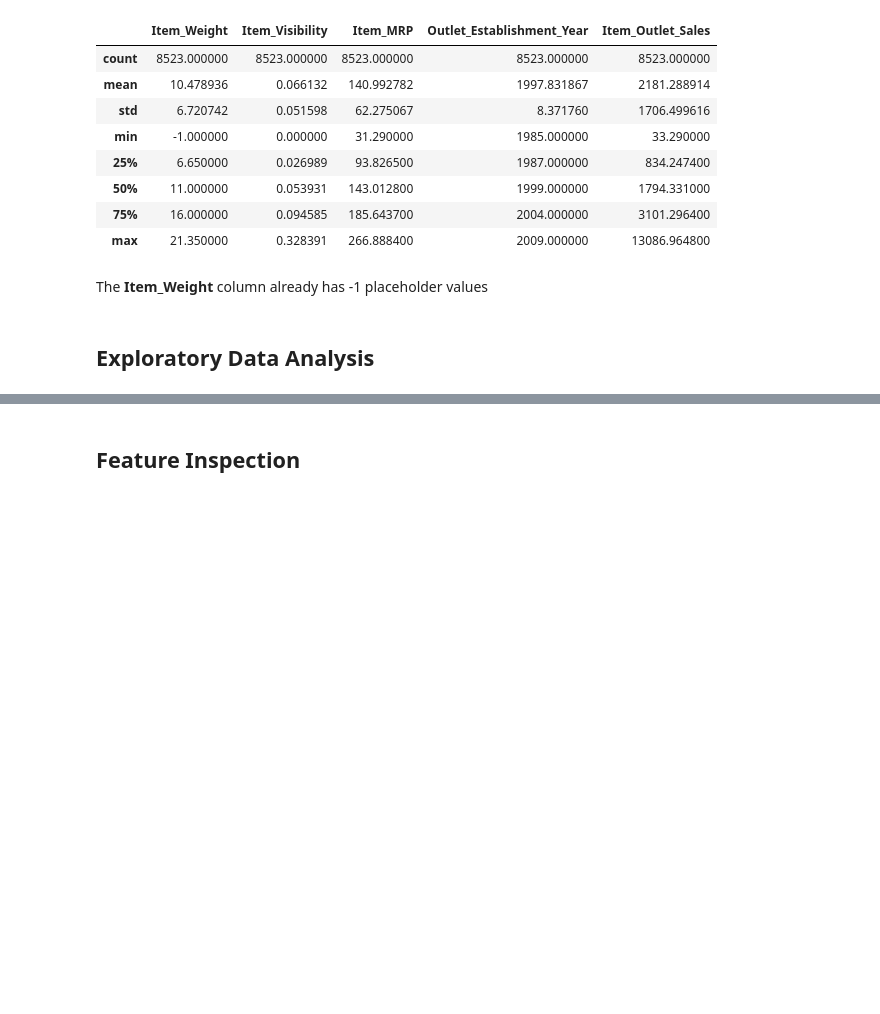
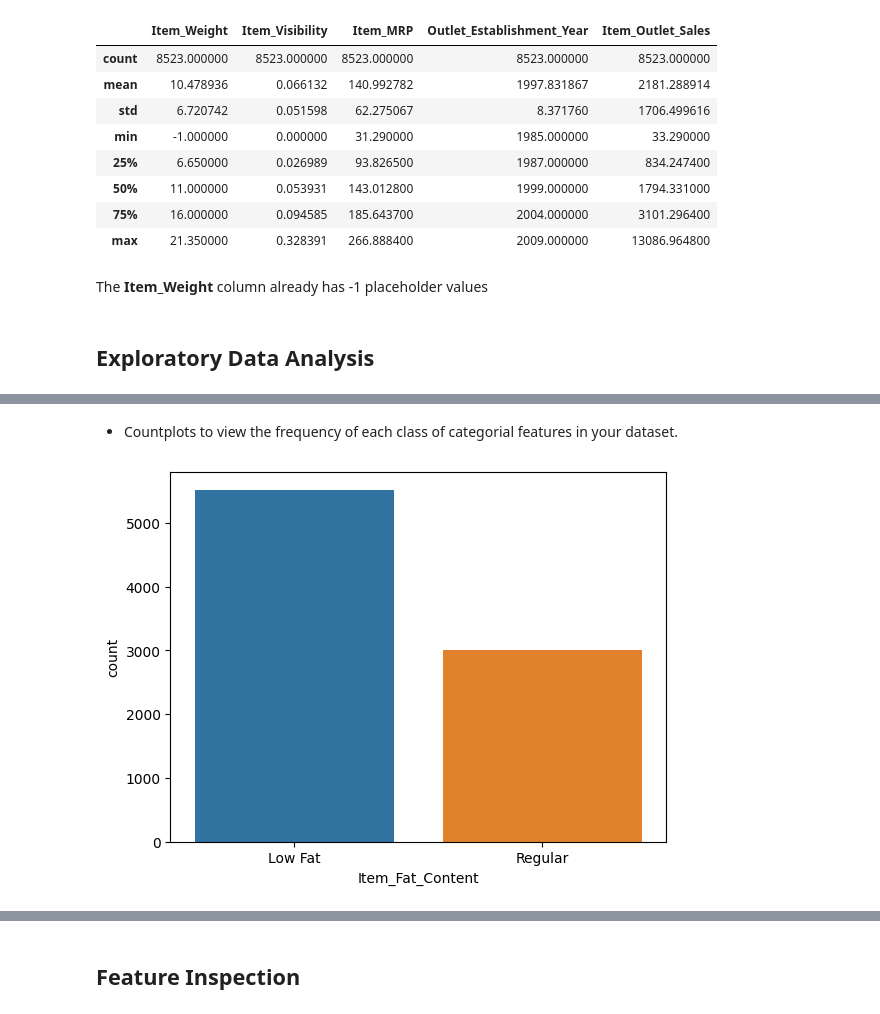
Before and after one commit to dimLMT/Just-try, a Jupyter notebook: Prediction_of_Product_Sales.ipynb, the cells around one changed output, grey strips where cells are left out. Saved outputs shown, nothing was run; the diff lists cells and outputs as text; code cells hidden in the pictures; blank space fills up the shorter version.

```diff
--- a/Prediction_of_Product_Sales.ipynb
+++ b/Prediction_of_Product_Sales.ipynb
@@ -180,0 +210,6 @@ df.describe()
+# %% [markdown]
+- Countplots to view the frequency of each class of categorial features in your dataset.
+# %%
+ax1 = sns.countplot(data=df, x='Item_Fat_Content')
+# %% [output]
+[figure, added]
```
Also changed, not shown: parts of 19 cells of this notebook.
